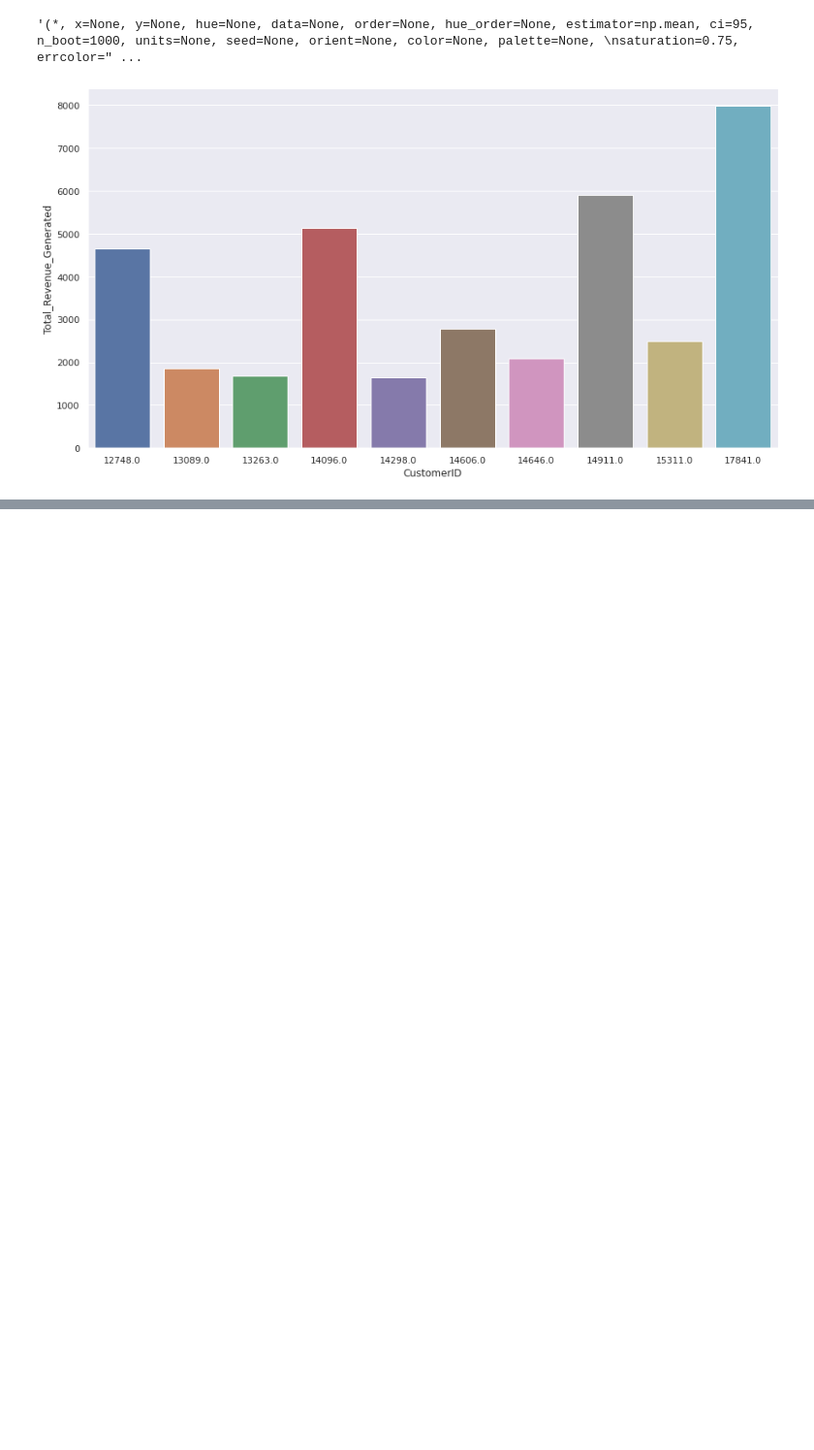
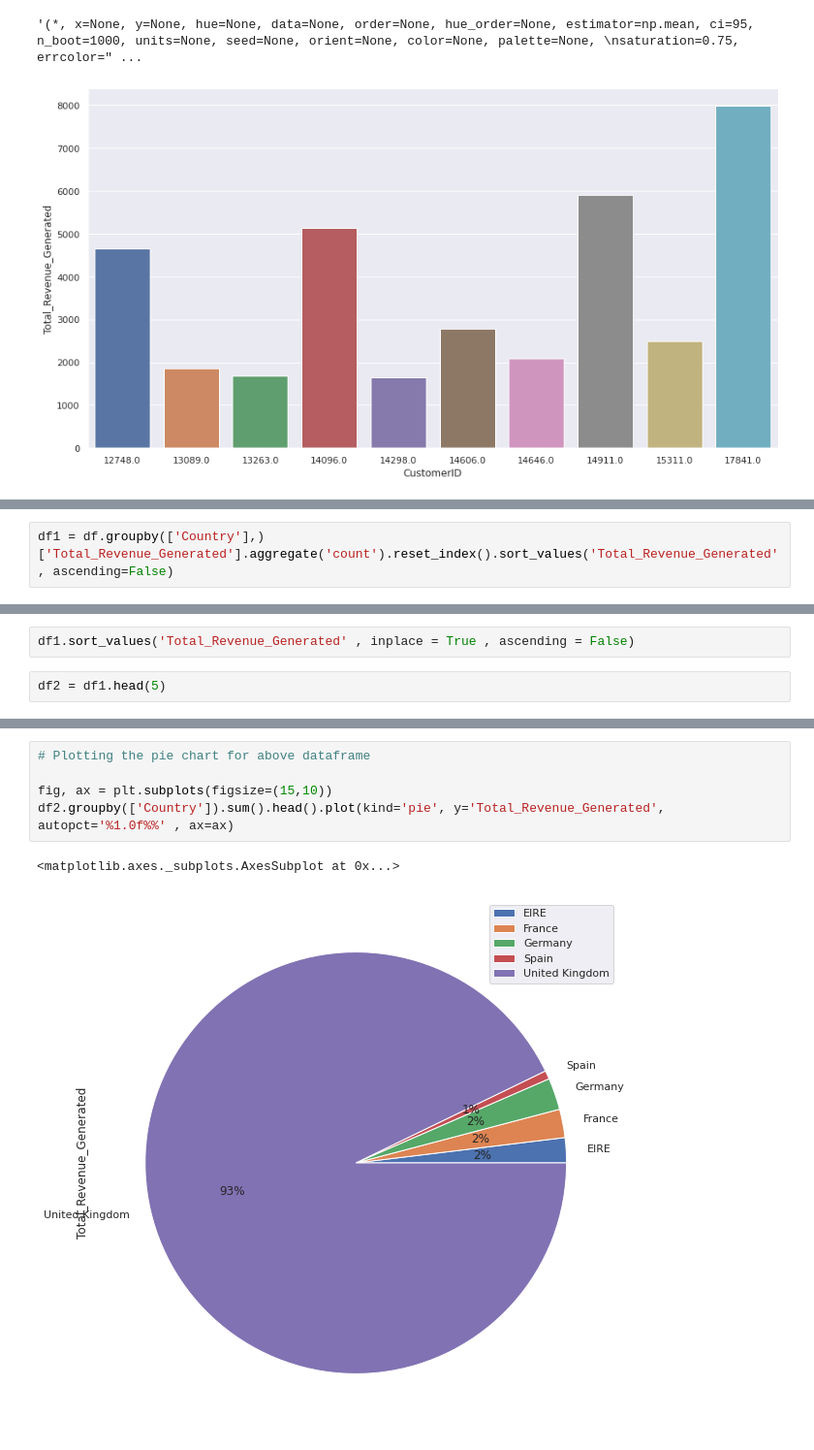
Before and after one commit to sandeepbansode/Basic_Python_Assignments, a Jupyter notebook: Capstone_Project_1_Propensity_Model.ipynb, the cells around one changed output, grey strips where cells are left out. Shown at 97% size. Saved outputs shown, nothing was run; the diff lists cells and outputs as text; blank space fills up the shorter version.

```diff
--- a/Capstone_Project_1_Propensity_Model.ipynb
+++ b/Capstone_Project_1_Propensity_Model.ipynb
@@ -433,0 +392,2 @@ df2.head()
+# %%
+df1 = df.groupby(['Country'],)['Total_Revenue_Generated'].aggregate('count').reset_index().sort_values('Total_Revenue_Generated', ascending=False)
@@ -433,0 +403,4 @@ df2.head()
+# %%
+df1.sort_values('Total_Revenue_Generated' , inplace = True , ascending = False)
+# %%
+df2 = df1.head(5)
@@ -433,0 +416,8 @@ df2.head()
+# %%
+# Plotting the pie chart for above dataframe
+
+fig, ax = plt.subplots(figsize=(15,10))
+df2.groupby(['Country']).sum().head().plot(kind='pie', y='Total_Revenue_Generated', autopct='%1.0f%%' , ax=ax)
+# %% [output]
+<matplotlib.axes._subplots.AxesSubplot at 0x...>
+[figure, added]
```
Also changed, not shown: parts of 69 cells of this notebook.
